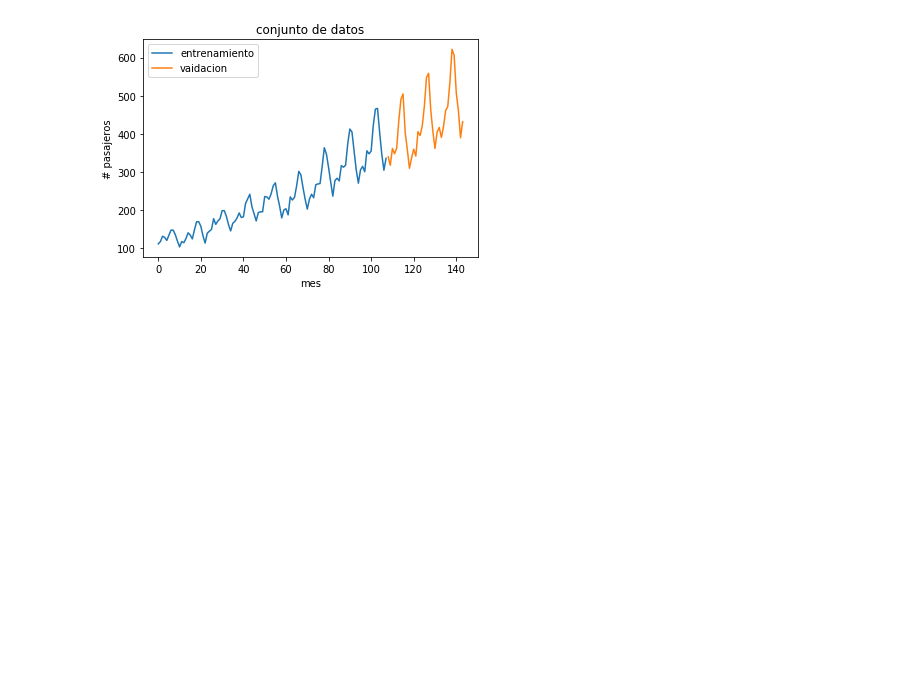
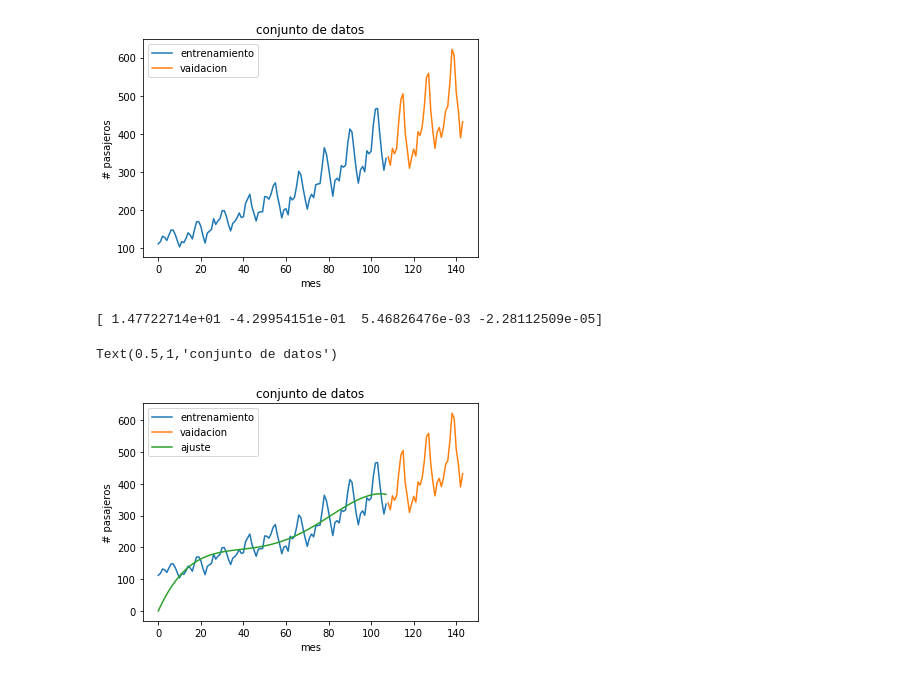
Before and after one commit to fluowhy/PML, a Jupyter notebook: T2/Tarea_2.ipynb, the cells around one changed output. Drawn from its saved outputs; the diff is of its cells as text; code cells hidden in the pictures; blank space fills up the shorter version.

```diff
--- a/T2/Tarea_2.ipynb
+++ b/T2/Tarea_2.ipynb
@@ -3,11 +3,23 @@ import numpy as np
 import matplotlib.pyplot as plt
 import pandas as pd
 %matplotlib inline
-# %%
-def phi_pol(x, orden):
-    coef = np.ones((len(x), orden + 1))
-    coef[:, 0] = 0 # sin orden 0
-    coef = coef.T
-    pol = np.polynomial.polynomial.polyval(x, coef, tensor=False)
-    return pol
+# %%
+def phi_pol(x, orden):
+    pol = []
+    for i in orden:
+            pol.append(x**int(i))
+    return np.array(pol).T
+
+
+def MAP(x, y, orden, basis='pol', reg=0):
+    """
+    Retorna:
+    t: estimador MAP
+    p@t: regresion
+    """
+    d = len(orden)
+    if basis=='pol':
+        p = phi_pol(x, orden=orden)
+    t = np.linalg.inv(p.T@p + reg*np.ones((d, d)))@p.T@y
+    return t, p@t
 # %% [markdown]
@@ -32,3 +46,26 @@ plt.title('conjunto de datos')
 # %% [output]
 Text(0.5,1,'conjunto de datos')
 [figure]
+# %%
+theta_map, reg = MAP(mes_train, pax_train, orden=np.arange(1, 5, 1), basis='pol', reg=1)
+# %%
+print(theta_map)
+# %% [output]
+[ 1.47722714e+01 -4.29954151e-01  5.46826476e-03 -2.28112509e-05]
+# %%
+data = np.loadtxt('datosT2.txt')
+n_train = int(12*9)
+mes_train = data[:n_train, 0]
+pax_train = data[:n_train, 1]
+mes_val = data[n_train:, 0]
+pax_val = data[n_train:, 1]
+plt.plot(mes_train, pax_train, label='entrenamiento')
+plt.plot(mes_val, pax_val, label='vaidacion')
+plt.plot(mes_train, reg, label='ajuste')
+plt.legend()
+plt.xlabel('mes')
+plt.ylabel('# pasajeros')
+plt.title('conjunto de datos')
+# %% [output]
+Text(0.5,1,'conjunto de datos')
+[figure, added]
```
Also changed, not shown: parts of 1 cell of this notebook.
